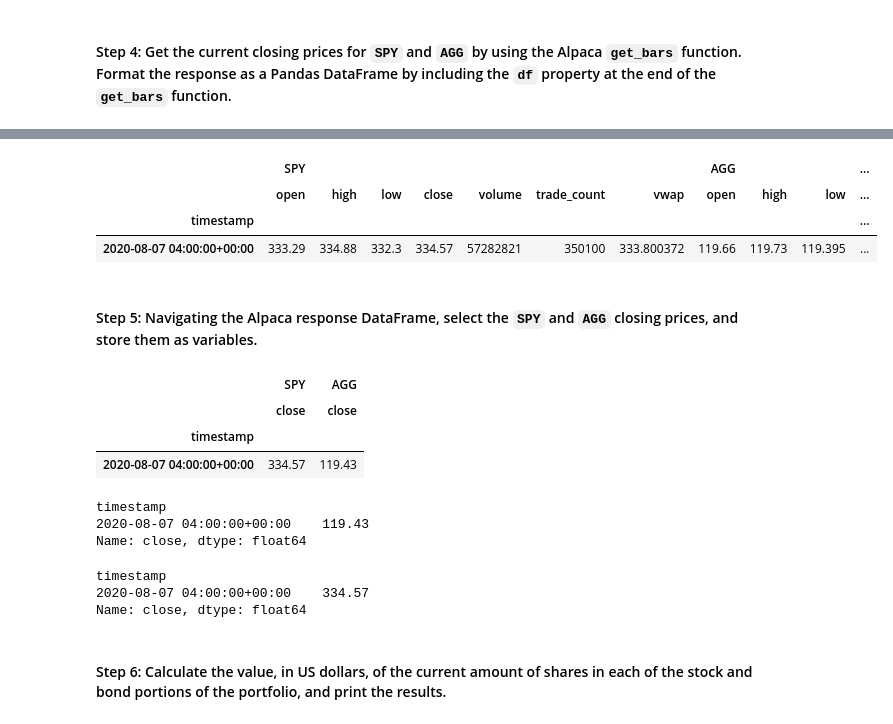
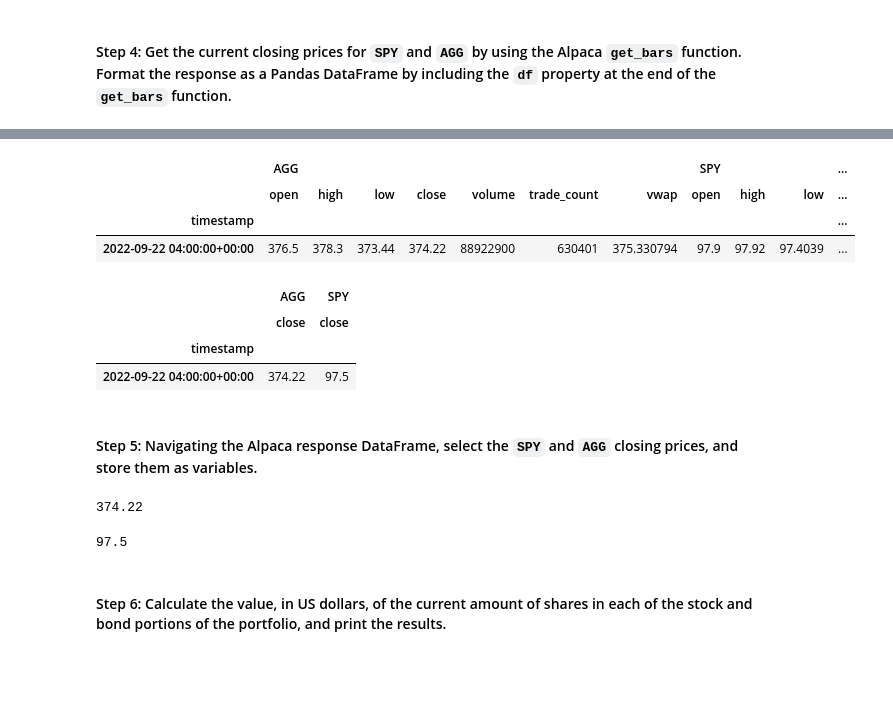
Before and after one commit to Billie-LS/Emergency_and_Retirement_Financial_Planner, a Jupyter notebook: financial_planning_tools.ipynb, the cells around one changed output, grey strips where cells are left out. Cells and saved outputs as stored; diff of their text form; code cells hidden in the pictures; blank space fills up the shorter version.

```diff
--- a/financial_planning_tools.ipynb
+++ b/financial_planning_tools.ipynb
@@ -231,15 +241,21 @@ alpaca = tradeapi.REST(
 # Set the tickers for both the bond and stock portion of the portfolio
 # SPDR S&P 500 ETF Trust (ticker: SPY)
 # iShares Core US Aggregate Bond ETF (ticker: AGG)
-tickers = ['SPY', 'AGG']
+tickers = ['AGG', 'SPY']
 
 # Set timeframe to 1Day
 timeframe = '1D'
 
-# Format current date as ISO format
 # Set both the start and end date at the date of your prior weekday
 # This will give you the closing price of the previous trading day
-# Alternatively you can use a start and end date of 2020-08-07
 
-start_date = tstamp('2020-08-07', tz = 'America/New_York').isoformat()
-end_date = tstamp('2020-08-07', tz = 'America/New_York').isoformat()
+# extrapolate yesterday from today
+today = date.today()
+yesterday = today - timedelta(days = 1)
+
+# Format current date as ISO format
+start_date = tstamp(yesterday, tz = 'America/New_York').isoformat()
+end_date = tstamp(yesterday, tz = 'America/New_York').isoformat()
+
+print(f'Today is: {today}')
+print(f'Yesterday was: {yesterday}')
@@ -257,56 +289,52 @@ df_portfolio = alpaca.get_bars(
 # %%
 # Reorganize the DataFrame
 # Separate ticker data
 # Separate Ticker Data
+AGG = df_portfolio[df_portfolio['symbol']=='AGG'].drop('symbol', axis=1)
 SPY = df_portfolio[df_portfolio['symbol']=='SPY'].drop('symbol', axis=1)
-AGG = df_portfolio[df_portfolio['symbol']=='AGG'].drop('symbol', axis=1)
 
 # Concatenate the Ticker DataFrames
-df_portfolio = ccat([SPY, AGG],axis=1, keys=['SPY','AGG'])
+df_portfolio = ccat([SPY, AGG],axis=1, keys=['AGG','SPY'])
 
 # Review the first 5 rows of the Alpaca DataFrame
 # Display sample data
-df_portfolio
+display(df_portfolio.head())  # There is only a single row as the instructions dictate use a single day on timeframe daily.
 # %% [output]
-|  | SPY |  |  |  |  |  |  | AGG |  |  | ... |
+|  | AGG |  |  |  |  |  |  | SPY |  |  | ... |
 |  | open | high | low | close | volume | trade_count | vwap | open | high | low | ... |
 | timestamp |  |  |  |  |  |  |  |  |  |  | ... |
-| 2020-08-07 04:00:00+00:00 | 333.29 | 334.88 | 332.3 | 334.57 | 57282821 | 350100 | 333.800372 | 119.66 | 119.73 | 119.395 | ... |
+| 2022-09-22 04:00:00+00:00 | 376.5 | 378.3 | 373.44 | 374.22 | 88922900 | 630401 | 375.330794 | 97.9 | 97.92 | 97.4039 | ... |
+# %%
+# Access the closing prices for Portfolio DataFrame
+# display close prices
+df_portfolio_close = df_portfolio.iloc[:,[3,10]]
+display(df_portfolio_close)
+# %% [output]
+|  | AGG | SPY |
+|  | close | close |
+| timestamp |  |  |
+| 2022-09-22 04:00:00+00:00 | 374.22 | 97.5 |
 # %% [markdown]
 #### Step 5: Navigating the Alpaca response DataFrame, select the `SPY` and `AGG` closing prices, and store them as variables.
-# %%
-# Access the closing prices for Portfolio DataFrame
-
-close_df=df_portfolio.iloc[:,[3,10]]
-display(close_df)
-# %% [output]
-|  | SPY | AGG |
-|  | close | close |
-| timestamp |  |  |
-| 2020-08-07 04:00:00+00:00 | 334.57 | 119.43 |
 # %%
 # Access the closing price for AGG from the Alpaca DataFrame
 # Converting the value to a floating point number
-agg_close_price = df_portfolio['AGG']['close']
+agg_close_price = float(df_portfolio['AGG']['close'])
+
 # Print the AGG closing price
 # YOUR CODE HERE
 display(agg_close_price)
 # %% [output]
-timestamp
-2020-08-07 04:00:00+00:00    119.43
-Name: close, dtype: float64
+374.22
 # %%
 # Access the closing price for SPY from the Alpaca DataFrame
 # Converting the value to a floating point number
-spy_close_price = df_portfolio['SPY']['close']
+spy_close_price = float(df_portfolio['SPY']['close'])
 
 # Print the SPY closing price
-# YOUR CODE HERE
 display(spy_close_price)
 # %% [output]
-timestamp
-2020-08-07 04:00:00+00:00    334.57
-Name: close, dtype: float64
+97.5
 # %% [markdown]
 #### Step 6: Calculate the value, in US dollars, of the current amount of shares in each of the stock and bond portions of the portfolio, and print the results.
 # %%
```
Also changed, not shown: parts of 54 cells of this notebook, 1 other file.
